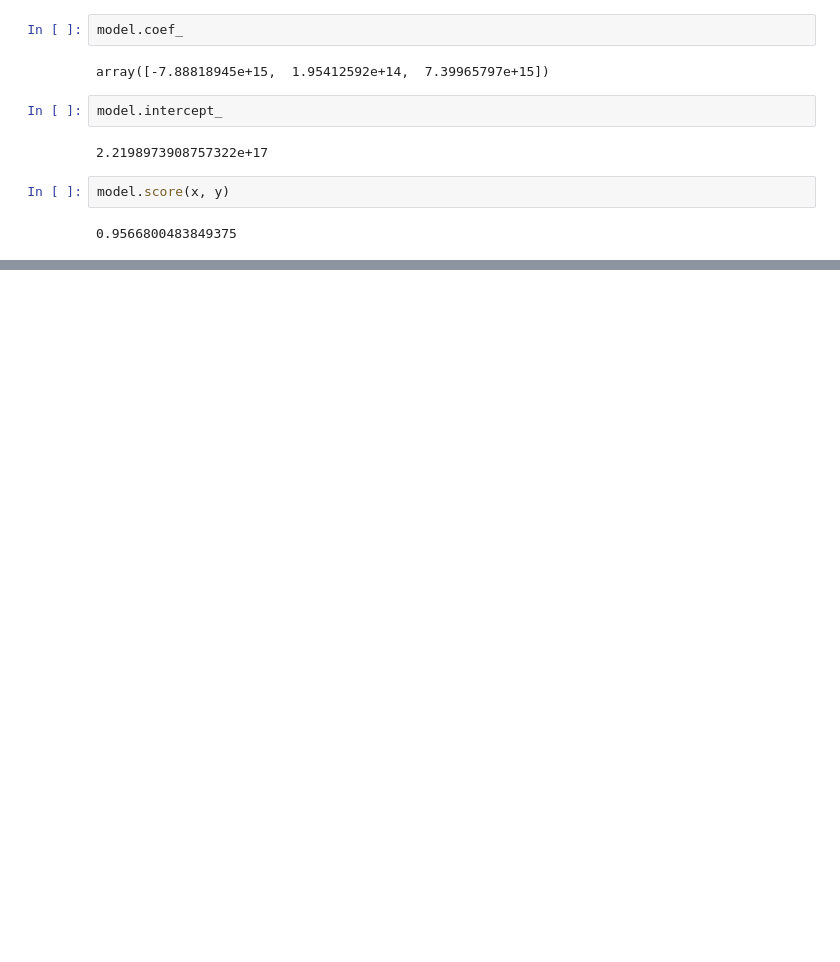
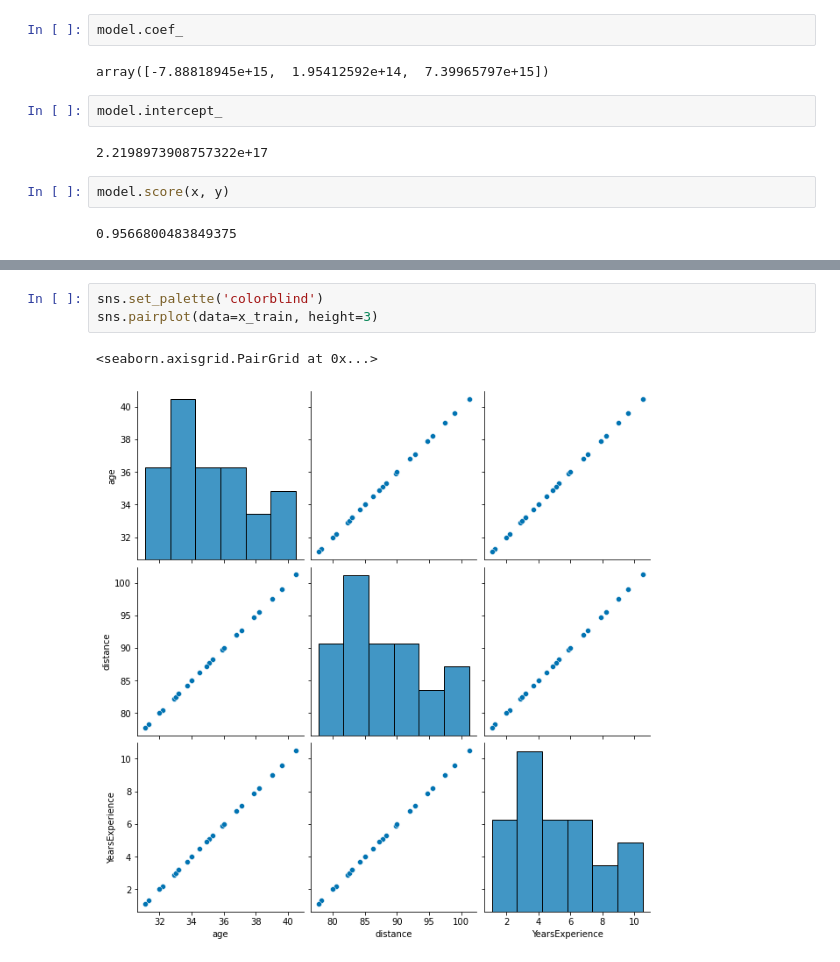
Before and after one commit to Faizanarshed/Machine-Learning-Coding-Files, a Jupyter notebook: Tasks/15_MFA_Machine_learning_assign02.ipynb, the cells around one changed output, grey strips where cells are left out. Drawn from its saved outputs; the diff is of its cells as text; blank space fills up the shorter version.

```diff
--- a/Tasks/15_MFA_Machine_learning_assign02.ipynb
+++ b/Tasks/15_MFA_Machine_learning_assign02.ipynb
@@ -72,0 +83,6 @@ plt.scatter(y_test,y_pred)
+# %%
+sns.set_palette('colorblind')
+sns.pairplot(data=x_train, height=3)
+# %% [output]
+<seaborn.axisgrid.PairGrid at 0x...>
+[figure, added]
```
Also changed, not shown: parts of 5 cells of this notebook.
